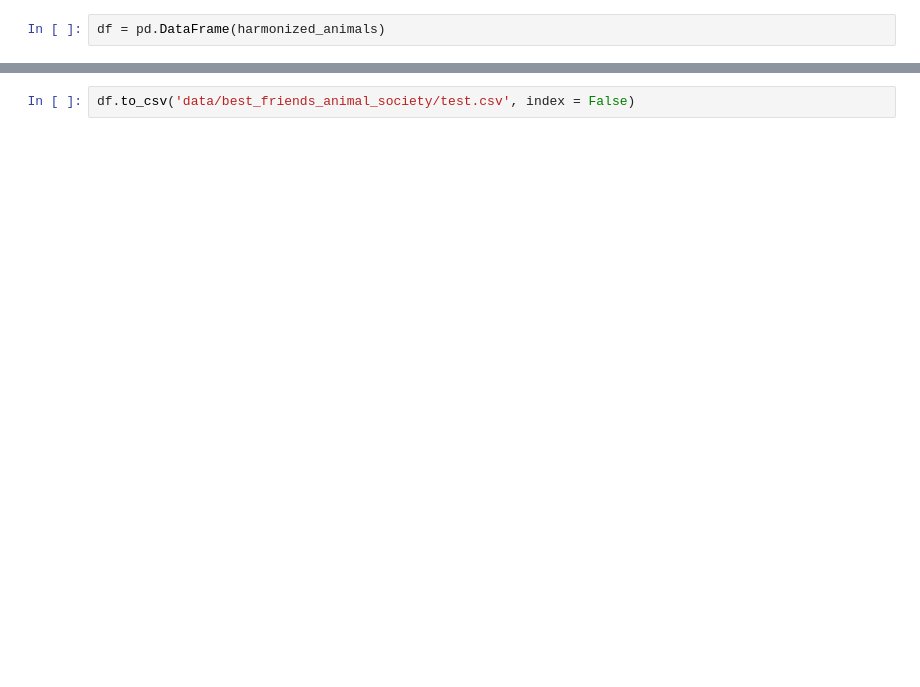
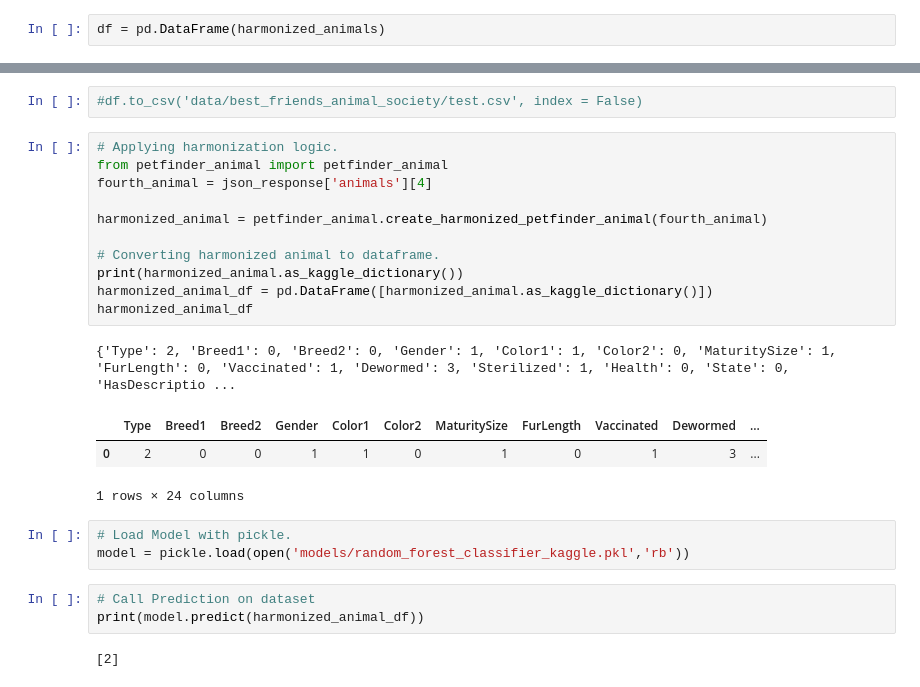
Before and after one commit to olivo/animal-adoption-mids-capstone, a Jupyter notebook: petfinder_client.ipynb, the cells around one changed output, grey strips where cells are left out. Drawn from its saved outputs; the diff is of its cells as text; blank space fills up the shorter version.

Commit message:
Added logic for harmonizing and predicting adoption speeds for petfinder data

```diff
--- a/petfinder_client.ipynb
+++ b/petfinder_client.ipynb
@@ -106,3 +107,27 @@ df.head(10)
 10 rows × 25 columns
 # %%
-df.to_csv('data/best_friends_animal_society/test.csv', index = False)
+#df.to_csv('data/best_friends_animal_society/test.csv', index = False)
+# %%
+# Applying harmonization logic.
+from petfinder_animal import petfinder_animal
+fourth_animal = json_response['animals'][4]
+
+harmonized_animal = petfinder_animal.create_harmonized_petfinder_animal(fourth_animal)
+
+# Converting harmonized animal to dataframe.
+print(harmonized_animal.as_kaggle_dictionary())
+harmonized_animal_df = pd.DataFrame([harmonized_animal.as_kaggle_dictionary()])
+harmonized_animal_df
+# %% [output]
+{'Type': 2, 'Breed1': 0, 'Breed2': 0, 'Gender': 1, 'Color1': 1, 'Color2': 0, 'MaturitySize': 1, 'FurLength': 0, 'Vaccinated': 1, 'Dewormed': 3, 'Sterilized': 1, 'Health': 0, 'State': 0, 'HasDescriptio ...
+|  | Type | Breed1 | Breed2 | Gender | Color1 | Color2 | MaturitySize | FurLength | Vaccinated | Dewormed | ... |
+| 0 | 2 | 0 | 0 | 1 | 1 | 0 | 1 | 0 | 1 | 3 | ... |
+1 rows × 24 columns
+# %%
+# Load Model with pickle.
+model = pickle.load(open('models/random_forest_classifier_kaggle.pkl','rb'))
+# %%
+# Call Prediction on dataset
+print(model.predict(harmonized_animal_df))
+# %% [output]
+[2]
```
Also changed, not shown: parts of 5 cells of this notebook, 9 other files.
